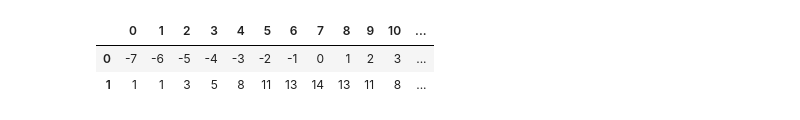
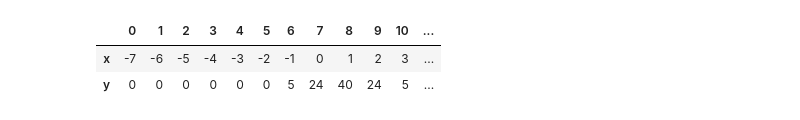
Before and after one commit to greed4040/maths_distribution, a Jupyter notebook: distribution.ipynb, the cells around one changed output. Drawn from its saved outputs; the diff is of its cells as text; code cells hidden in the pictures.

```diff
--- a/distribution.ipynb
+++ b/distribution.ipynb
@@ -54,12 +54,12 @@ hist_df.transpose()
 # %%
-s1=""
-s2=""
-for i in range(-7,7): s1=s1+str(i)+" "; s2=s2+" "+str(round(normdf(i, median, sigma)*100))
 ss1=[d for d in range(-7,7)]
-ss2=[round(normdf(d, median, sigma)*100) for d in range(-7,7)]
-normal_distribution=pd.DataFrame([ss1,ss2])
-normal_distribution
+#ss2=[round(normdf(d, median, sigma)*100) for d in range(-7,7)]
+ss2=[round(normdf(d, 1, 1)*100) for d in range(-7,7)]
+
+normal_distribution=pd.DataFrame([ss1,ss2]).transpose()
+normal_distribution.columns=['x','y']
+normal_distribution.transpose()
 # %% [output]
 |  | 0 | 1 | 2 | 3 | 4 | 5 | 6 | 7 | 8 | 9 | 10 | ... |
-| 0 | -7 | -6 | -5 | -4 | -3 | -2 | -1 | 0 | 1 | 2 | 3 | ... |
-| 1 | 1 | 1 | 3 | 5 | 8 | 11 | 13 | 14 | 13 | 11 | 8 | ... |
+| x | -7 | -6 | -5 | -4 | -3 | -2 | -1 | 0 | 1 | 2 | 3 | ... |
+| y | 0 | 0 | 0 | 0 | 0 | 0 | 5 | 24 | 40 | 24 | 5 | ... |
```
Also changed, not shown: parts of 9 cells of this notebook.
